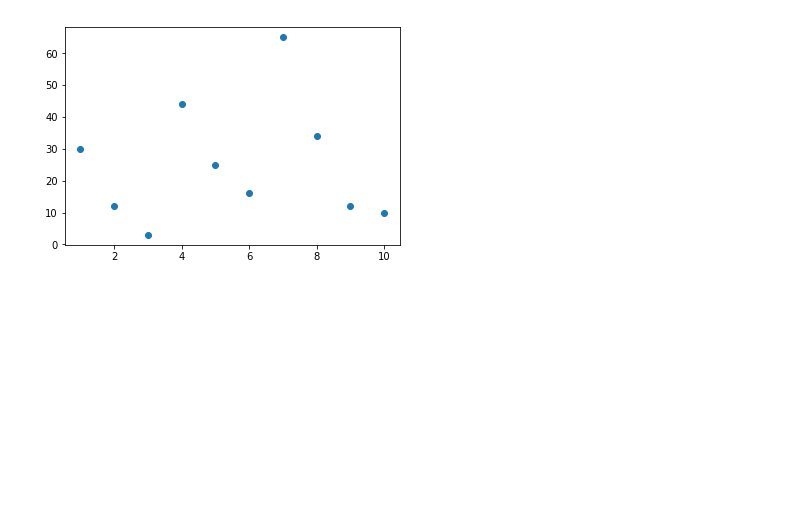
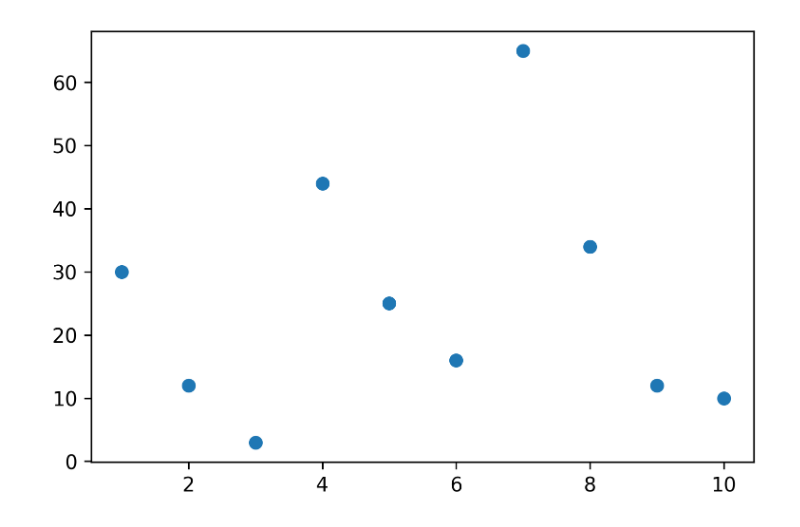
Before and after one commit to greatsong/2019_data_song, a Jupyter notebook: 191022_인공지능교과서_막대그래프~산점도.ipynb, the cells around one changed output. Saved outputs shown, nothing was run; the diff lists cells and outputs as text; code cells hidden in the pictures; blank space fills up the shorter version.

```diff
--- a/191022_인공지능교과서_막대그래프~산점도.ipynb
+++ b/191022_인공지능교과서_막대그래프~산점도.ipynb
@@ -127,10 +151,11 @@ plt.show()
 # %%
 import matplotlib.pyplot as plt
+plt.figure(dpi=300)
 # 리스트를 산점도로 표현하기
 plt.scatter([1,2,3,4,5,6,7,8,9,10], [30,12,3,44,25,16,65,34,12,10])
 plt.show()
 # %% [output]
-[figure, old version]
+[figure, new version]
 # %%
 import matplotlib.pyplot as plt
 import numpy as np
```
Also changed, not shown: parts of 17 cells of this notebook.
